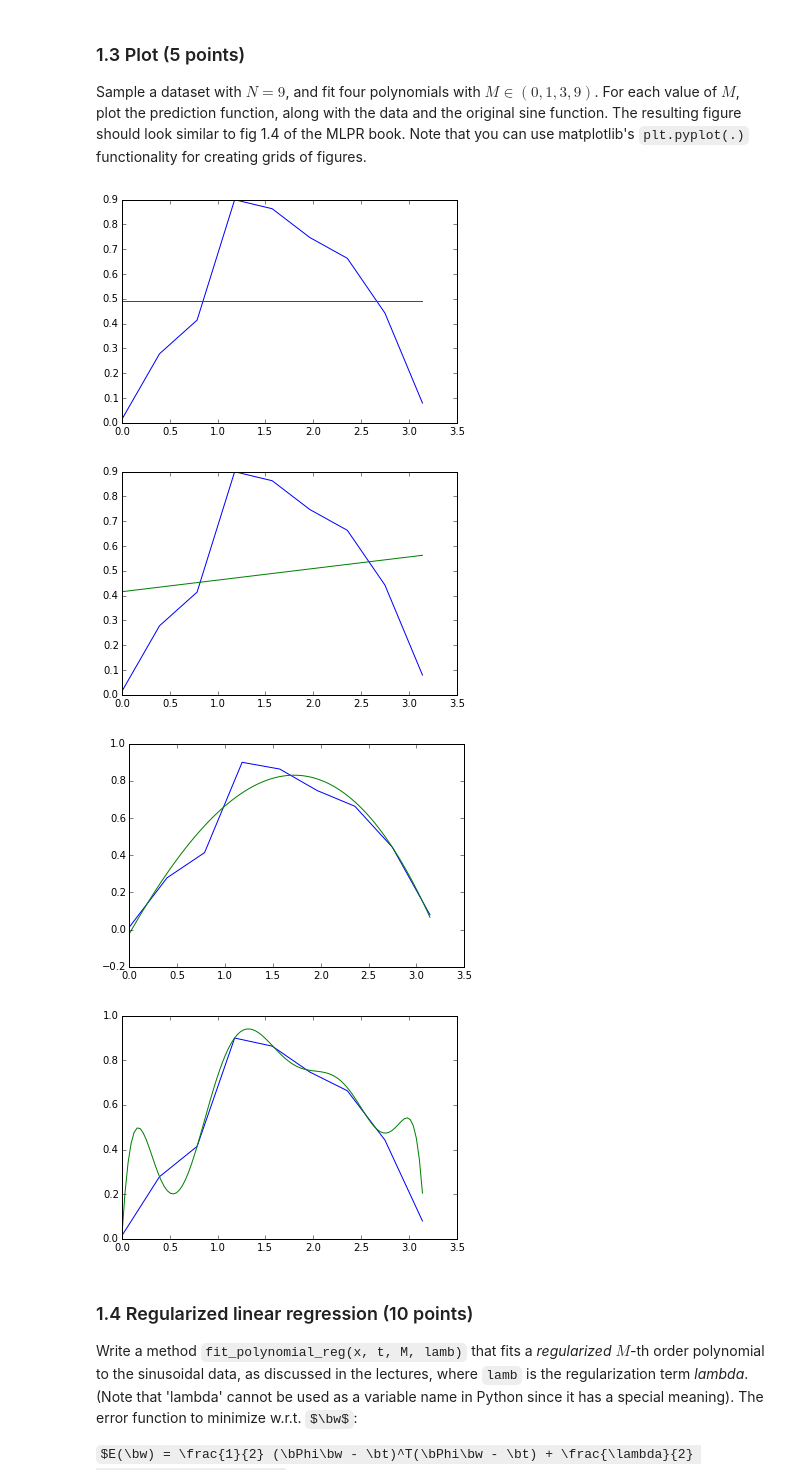
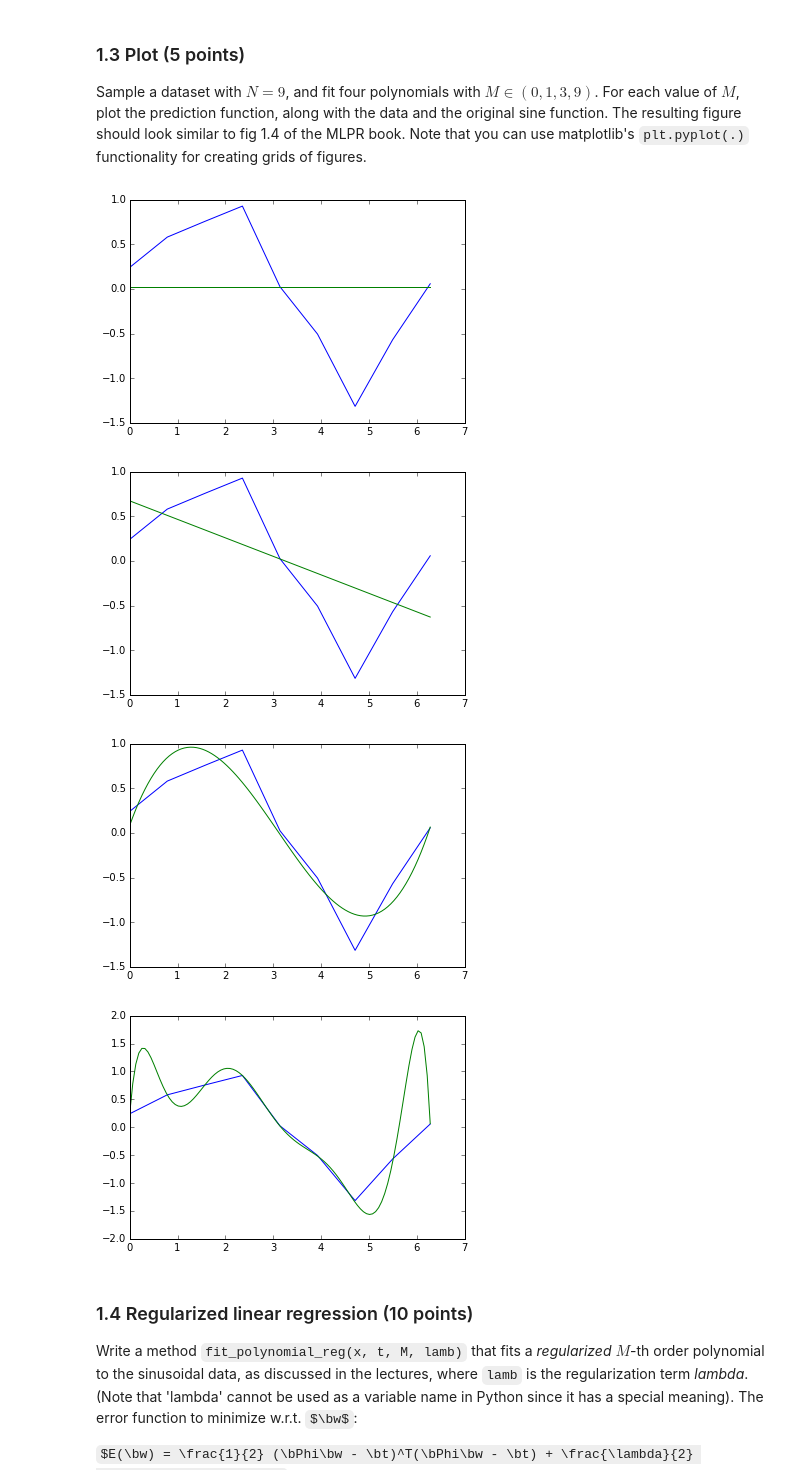
Before and after one commit to UnarmedLad/Machine-Learning-1, a Jupyter notebook: Lab1_Cornelissen_deGroot_Mulder_Westerdiep.ipynb, the cells around one changed output. Drawn from its saved outputs; the diff is of its cells as text; code cells hidden in the pictures; some formulas as TeX source.

```diff
--- a/Lab1_Cornelissen_deGroot_Mulder_Westerdiep.ipynb
+++ b/Lab1_Cornelissen_deGroot_Mulder_Westerdiep.ipynb
@@ -38,10 +38,15 @@ where $x_i$ is the $i$-th elements of $\bf{x}$, the mean $\mu_i = sin(x_i)$ and
 # %%
 %pylab inline
 
-def gen_sinusoidal(N):
-    x = linspace(0.0, pi, num=N)
-    t = random.normal(sin(x),0.2)
-    return x, t
+def gen_sinusoidal(N, smaller_x = False):
+    if smaller_x:
+        x = linspace(0.0, 1, num=N)
+        t = random.normal(sin(2*pi*x),0.2)
+        return x, t
+    else:
+        x = linspace(0.0, 2*pi, num=N)
+        t = random.normal(sin(x),0.2)
+        return x, t
 # %% [output]
 Populating the interactive namespace from numpy and matplotlib
 # %% [markdown]
@@ -64,17 +69,17 @@ For each value of $M$, plot the prediction function, along with the data and the
 # %%
 (x, t) = gen_sinusoidal(9)
 
 for M in [0, 1, 3, 9]:
     w = fit_polynomial(x, t, M)
     plot(x, t)
-    x2 = linspace(0.0, pi, num=100)
+    x2 = linspace(0.0, 2*pi, num=100)
     plot(x2, polyval(w, x2))
     show()
 # %% [output]
-[figure, old version]
+[figure, new version]
-[figure, old version]
+[figure, new version]
-[figure, old version]
+[figure, new version]
-[figure, old version]
+[figure, new version]
 # %% [markdown]
 ### 1.4 Regularized linear regression (10 points)
 
```
Also changed, not shown: parts of 7 cells of this notebook.
